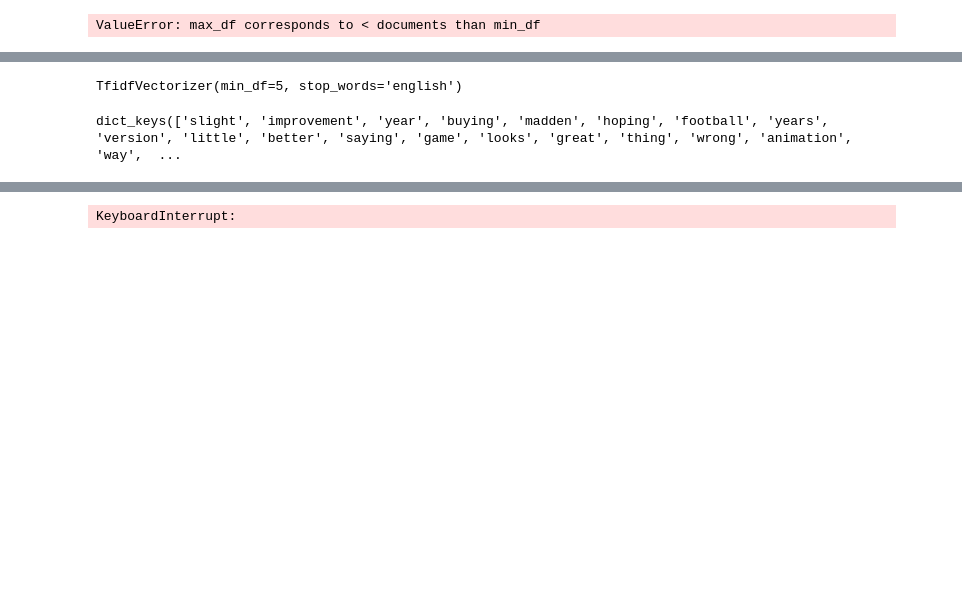
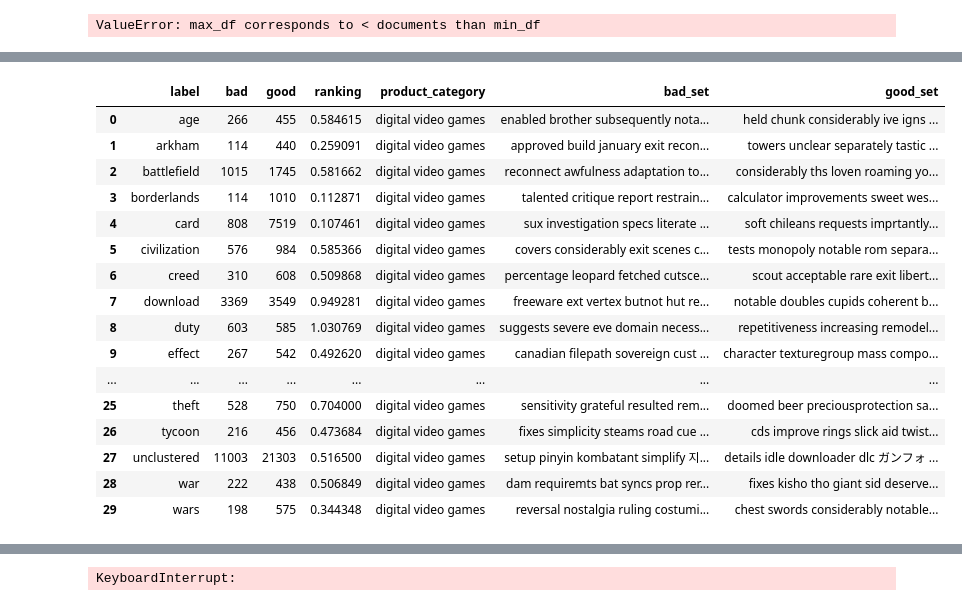
Before and after one commit to yksnilowyrahcaz/Product_Reviews_Analysis, a Jupyter notebook: nlp.ipynb, the cells around one changed output, grey strips where cells are left out. Drawn from its saved outputs; the diff is of its cells as text; code cells hidden in the pictures; blank space fills up the shorter version.

```diff
--- a/nlp.ipynb
+++ b/nlp.ipynb
@@ -548,13 +548,11 @@ from sklearn.feature_extraction.text import TfidfVectorizer
 # client = Client()
 # client
 # %%
-kwx = yake.KeywordExtractor(n=1, top=30)
-
 def keywords(text):
+    kwx = yake.KeywordExtractor(n=1, top=30)
     return ' '.join([x[0] for x in kwx.extract_keywords(text)])
 
 def get_rankings(file):
-    bad_tfidf, good_tfidf = [TfidfVectorizer(min_df=5, stop_words='english')]*2
     df = pd.read_parquet(f'labeled_samples/{file}')
     bad = df[df.star_rating < 4].label.value_counts()
     good = df[df.star_rating > 3].label.value_counts()
@@ -563,10 +561,13 @@ def get_rankings(file):
     dff['ranking'] = dff.bad/dff.good
     dff['product_category'] = file.replace('_labeled_sample.parquet','').replace('_',' ')
 
+    bad_vecs = CountVectorizer(stop_words='english')
+    good_vecs = CountVectorizer(stop_words='english')
+
     x = {}
     for g in df.groupby('label'):
-        bad_set = set(bad_tfidf.fit(g[1][g[1].star_rating < 4].review).vocabulary_.keys())
-        good_set = set(good_tfidf.fit(g[1][g[1].star_rating > 3].review).vocabulary_.keys())
+        bad_set = set(bad_vecs.fit(g[1][g[1].star_rating < 4].review).vocabulary_.keys())
+        good_set = set(good_vecs.fit(g[1][g[1].star_rating > 3].review).vocabulary_.keys())
         x[g[0]] = {
             'bad_set':' '.join(bad_set.difference(good_set)),
             'good_set':' '.join(good_set.difference(bad_set))}
@@ -604,2 +642,2 @@ ValueError: max_df corresponds to < documents than min_df
 # %%
-df = pd.read_parquet('labeled_samples/digital_video_games_labeled_sample.parquet')
+df = get_rankings('digital_video_games_labeled_sample.parquet')
@@ -608,8 +644,20 @@ vec = TfidfVectorizer(min_df=5, stop_words='english')
-# %%
-vec.fit(df[df.star_rating < 4].review)
-# %% [output]
-TfidfVectorizer(min_df=5, stop_words='english')
-# %%
-vec.vocabulary_.keys()
-# %% [output]
-dict_keys(['slight', 'improvement', 'year', 'buying', 'madden', 'hoping', 'football', 'years', 'version', 'little', 'better', 'saying', 'game', 'looks', 'great', 'thing', 'wrong', 'animation', 'way',  ...
+# %%
+df
+# %% [output]
+|  | label | bad | good | ranking | product_category | bad_set | good_set |
+| 0 | age | 266 | 455 | 0.584615 | digital video games | enabled brother subsequently nota... | held chunk considerably ive igns ... |
+| 1 | arkham | 114 | 440 | 0.259091 | digital video games | approved build january exit recon... | towers unclear separately tastic ... |
+| 2 | battlefield | 1015 | 1745 | 0.581662 | digital video games | reconnect awfulness adaptation to... | considerably ths loven roaming yo... |
+| 3 | borderlands | 114 | 1010 | 0.112871 | digital video games | talented critique report restrain... | calculator improvements sweet wes... |
+| 4 | card | 808 | 7519 | 0.107461 | digital video games | sux investigation specs literate ... | soft chileans requests imprtantly... |
+| 5 | civilization | 576 | 984 | 0.585366 | digital video games | covers considerably exit scenes c... | tests monopoly notable rom separa... |
+| 6 | creed | 310 | 608 | 0.509868 | digital video games | percentage leopard fetched cutsce... | scout acceptable rare exit libert... |
+| 7 | download | 3369 | 3549 | 0.949281 | digital video games | freeware ext vertex butnot hut re... | notable doubles cupids coherent b... |
+| 8 | duty | 603 | 585 | 1.030769 | digital video games | suggests severe eve domain necess... | repetitiveness increasing remodel... |
+| 9 | effect | 267 | 542 | 0.492620 | digital video games | canadian filepath sovereign cust ... | character texturegroup mass compo... |
+| ... | ... | ... | ... | ... | ... | ... | ... |
+| 25 | theft | 528 | 750 | 0.704000 | digital video games | sensitivity grateful resulted rem... | doomed beer preciousprotection sa... |
+| 26 | tycoon | 216 | 456 | 0.473684 | digital video games | fixes simplicity steams road cue ... | cds improve rings slick aid twist... |
+| 27 | unclustered | 11003 | 21303 | 0.516500 | digital video games | setup pinyin kombatant simplify 지... | details idle downloader dlc ガンフォ ... |
+| 28 | war | 222 | 438 | 0.506849 | digital video games | dam requiremts bat syncs prop rer... | fixes kisho tho giant sid deserve... |
+| 29 | wars | 198 | 575 | 0.344348 | digital video games | reversal nostalgia ruling costumi... | chest swords considerably notable... |
```
Also changed, not shown: parts of 13 cells of this notebook, 1 other file.
